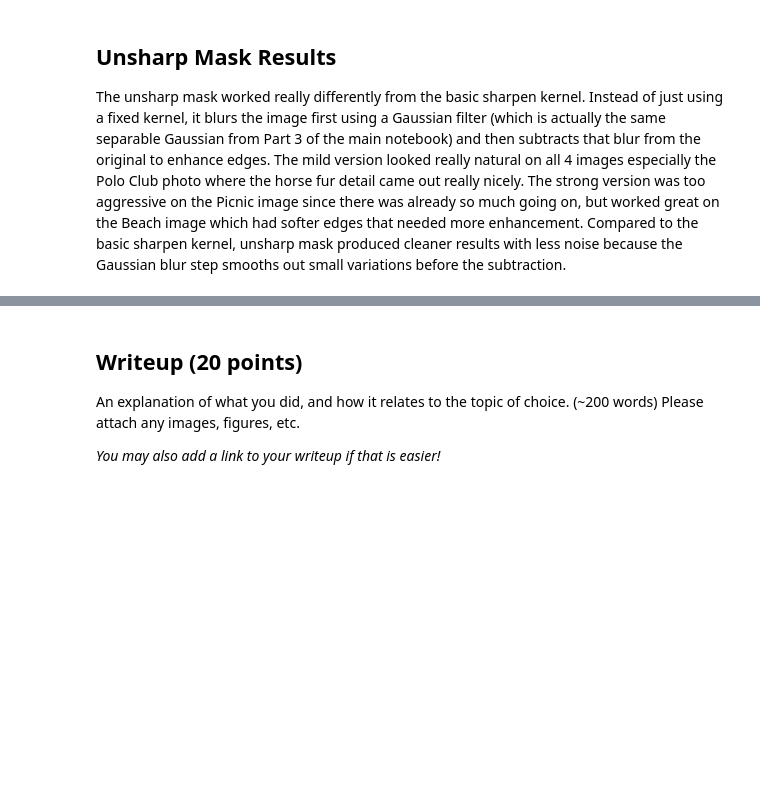
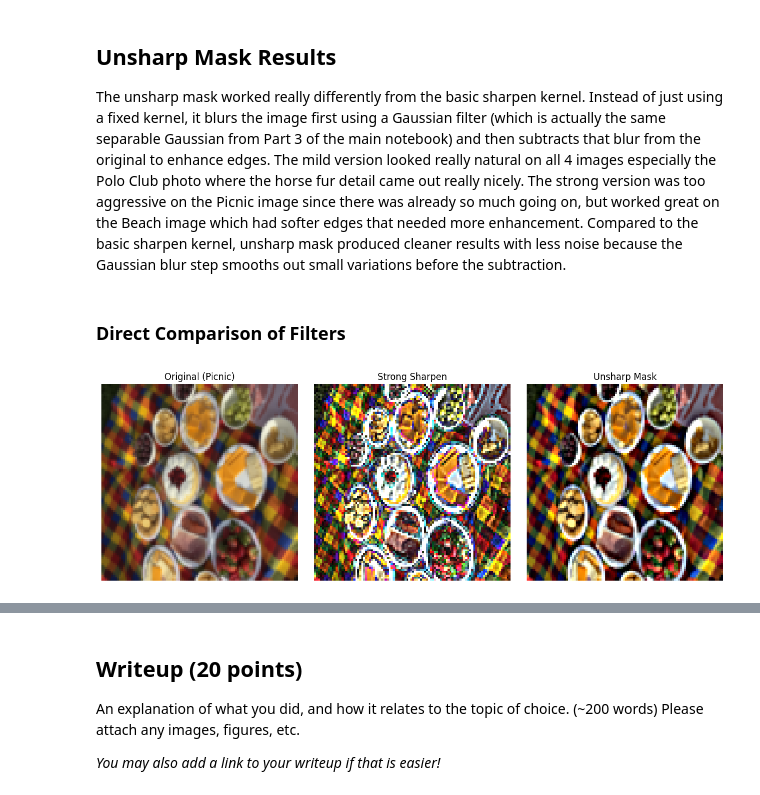
Before and after one commit to joliebarga/CS131_release, a Jupyter notebook: option_a_exploration.ipynb, the cells around one changed output, grey strips where cells are left out. Cells and saved outputs as stored; diff of their text form; code cells hidden in the pictures; blank space fills up the shorter version.

```diff
--- a/option_a_exploration.ipynb
+++ b/option_a_exploration.ipynb
@@ -229,3 +234,42 @@ the Picnic image since there was already so much going on, but worked great on t
 Beach image which had softer edges that needed more enhancement. Compared to the
 basic sharpen kernel, unsharp mask produced cleaner results with less noise because
 the Gaussian blur step smooths out small variations before the subtraction.
+# %% [markdown]
+### Direct Comparison of Filters
+# %%
+# picnic
+img = imgs[0]
+
+# strong sharpen for this one image
+strong = np.zeros_like(img)
+for c in range(3):
+    strong[:,:,c] = np.clip(np.abs(convolve(img[:,:,c], sharpen_strong)), 0, 1)
+
+# unsharp mask for picnic
+unsharp = np.zeros_like(img)
+for c in range(3):
+    b = gaussian_filter(img[:,:,c], sigma=2)
+    unsharp[:,:,c] = np.clip(img[:,:,c] + 1.5*(img[:,:,c] - b), 0, 1)
+
+# all 3 side by side
+plt.figure(figsize=(12,4))
+
+plt.subplot(1,3,1)
+plt.imshow(img)
+plt.title('Original (Picnic)')
+plt.axis('off')
+
+plt.subplot(1,3,2)
+plt.imshow(strong)
+plt.title('Strong Sharpen')
+plt.axis('off')
+
+plt.subplot(1,3,3)
+plt.imshow(unsharp)
+plt.title('Unsharp Mask')
+plt.axis('off')
+
+plt.tight_layout()
+plt.show()
+# %% [output]
+[figure, added]
```
Also changed, not shown: parts of 7 cells of this notebook.
